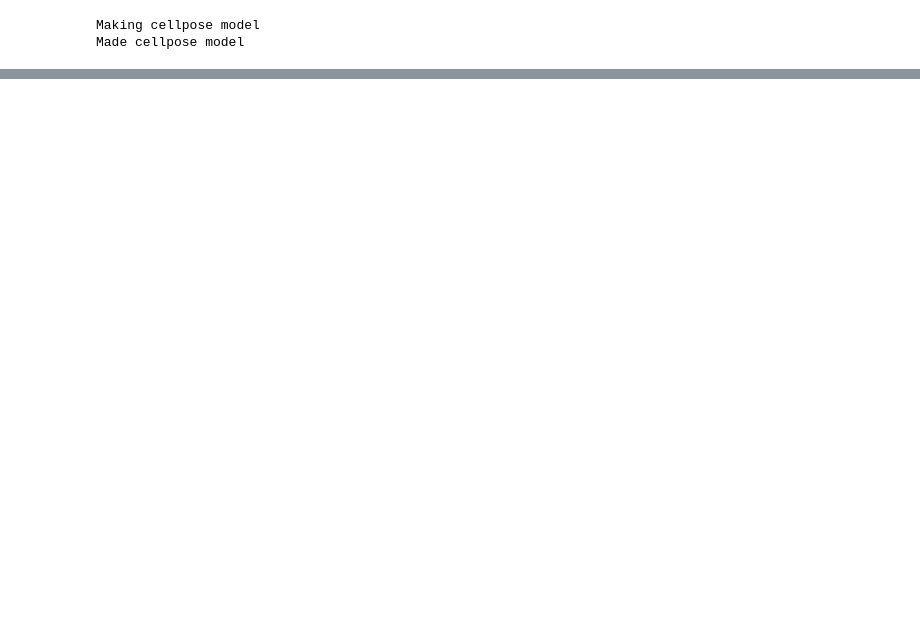
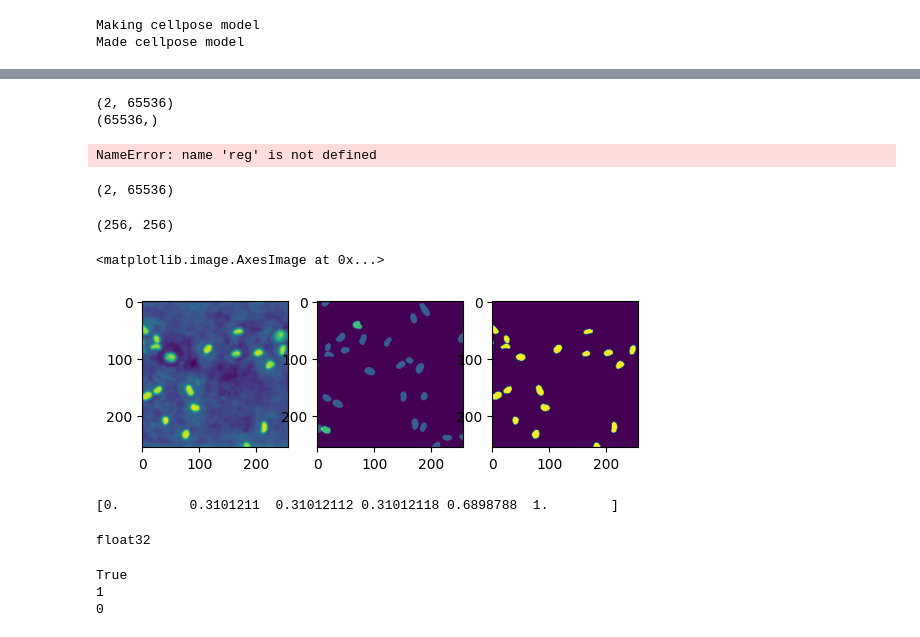
Before and after one commit to rzuberi/u_net_exploration, a Jupyter notebook: testing_cellprob_not.ipynb, the cells around one changed output, grey strips where cells are left out. Saved outputs shown, nothing was run; the diff lists cells and outputs as text; code cells hidden in the pictures; blank space fills up the shorter version.

```diff
--- a/testing_cellprob_not.ipynb
+++ b/testing_cellprob_not.ipynb
@@ -87,5 +223,17 @@ Got data
+# %%
+X_train_split = np.array([split_img(img) for img in X_train])
+X_train_split = np.reshape(X_train_split,(X_train_split.shape[0]*X_train_split.shape[1],X_train_split.shape[-1],X_train_split.shape[-1]))
+
+X_test_split = np.array([split_img(img) for img in X_test])
+X_test_split = np.reshape(X_test_split,(X_test_split.shape[0]*X_test_split.shape[1],X_test_split.shape[-1],X_test_split.shape[-1]))
+
+y_train_split = np.array([split_img(img) for img in y_train])
+y_train_split = np.reshape(y_train_split,(y_train_split.shape[0]*y_train_split.shape[1],y_train_split.shape[-1],y_train_split.shape[-1]))
+
+y_test_split = np.array([split_img(img) for img in y_test])
+y_test_split = np.reshape(y_test_split,(y_test_split.shape[0]*y_test_split.shape[1],y_test_split.shape[-1],y_test_split.shape[-1]))
 # %%
-X_train_np = np.array([np.array(X_train[i]).flatten() for i in range(len(X_train))])
-X_test_np = np.array([np.array(X_test[i]).flatten() for i in range(len(X_test))])
-y_train_np = np.array([np.array(y_train[i]).flatten() for i in range(len(y_train))])
-y_test_np = np.array([np.array(y_test[i]).flatten() for i in range(len(y_test))])
+X_train_np = np.array([np.array(X_train_split[i]).flatten() for i in range(len(X_train_split))])
+X_test_np = np.array([np.array(X_test_split[i]).flatten() for i in range(len(X_test_split))])
+y_train_np = np.array([np.array(y_train_split[i]).flatten() for i in range(len(y_train_split))])
+y_test_np = np.array([np.array(y_test_split[i]).flatten() for i in range(len(y_test_split))])
@@ -100,3 +251,47 @@ Error:
+# %%
+print(X_test_np.shape)
+print(X_test_np[0].shape)
+# %% [output]
+(2, 65536)
+(65536,)
 # %%
-pred1 = reg.predict(y_test_np[0])
-pred2 = reg.predict(y_test_np[1])
+pred1 = reg.predict(X_test_np)
+#pred2 = reg.predict(y_test_np[1])
+# %% [output]
+NameError: name 'reg' is not defined
+# %%
+print(pred1.shape)
+# %% [output]
+(2, 65536)
+# %%
+first_pred = pred1[0].reshape(256,256)
+print(first_pred.shape)
+# %% [output]
+(256, 256)
+# %%
+plt.subplot(1,3,1)
+plt.imshow(X_test_np[0].reshape(256,256))
+plt.subplot(1,3,2)
+plt.imshow(np.flip(first_pred))
+plt.subplot(1,3,3)
+plt.imshow(y_test_np[0].reshape(256,256))
+# %% [output]
+<matplotlib.image.AxesImage at 0x...>
+[figure, added]
+# %%
+print(np.unique(first_pred))
+# %% [output]
+[0.         0.3101211  0.31012112 0.31012118 0.6898788  1.        ]
+# %%
+print(y_test_np[0][0].astype('float32').dtype)
+# %% [output]
+float32
+# %%
+import torch
+print(torch.cuda.is_available())
+print(torch.cuda.device_count())
+print(torch.cuda.current_device())
+# %% [output]
+True
+1
+0
```
Also changed, not shown: parts of 27 cells of this notebook.
